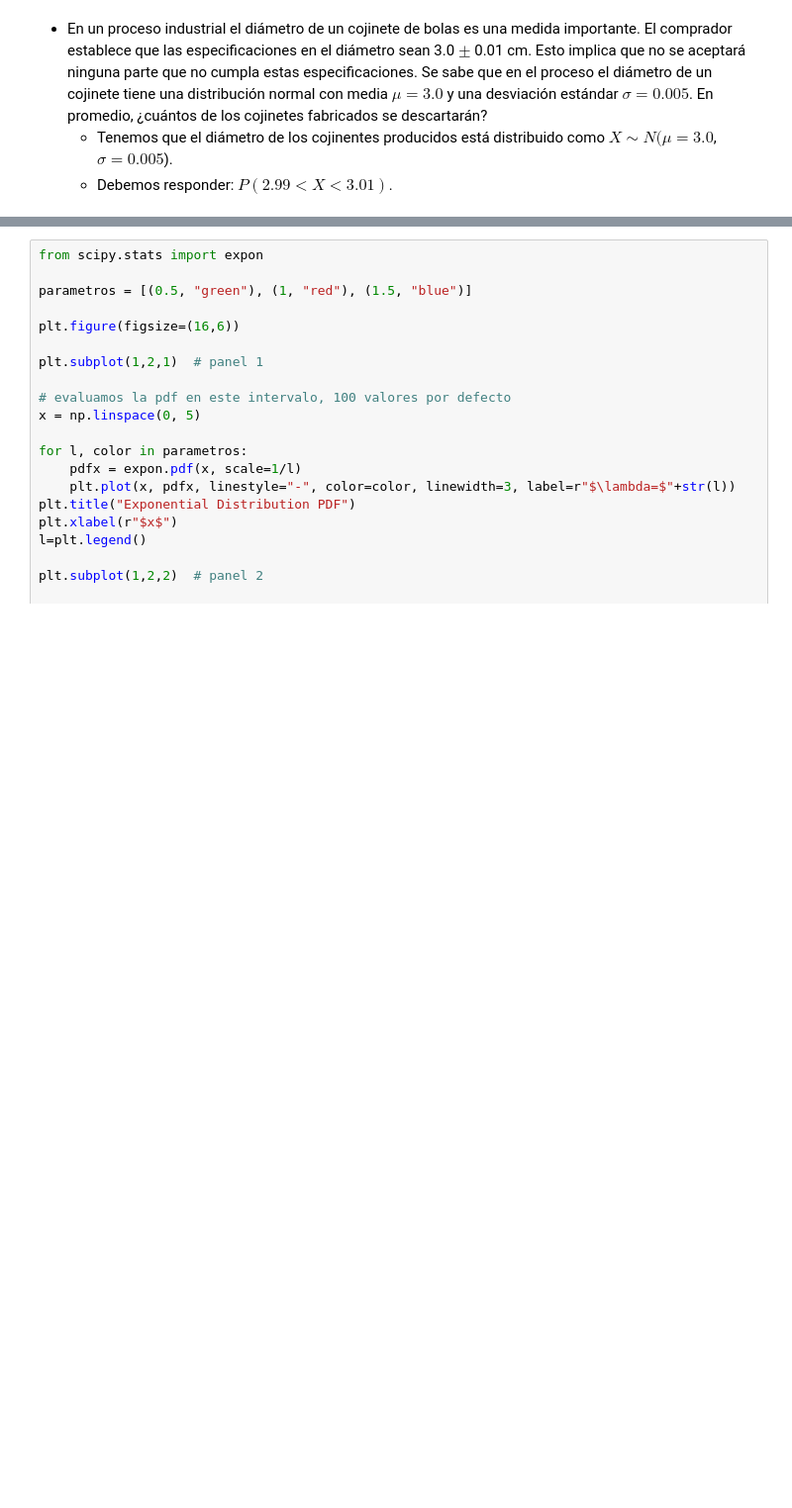
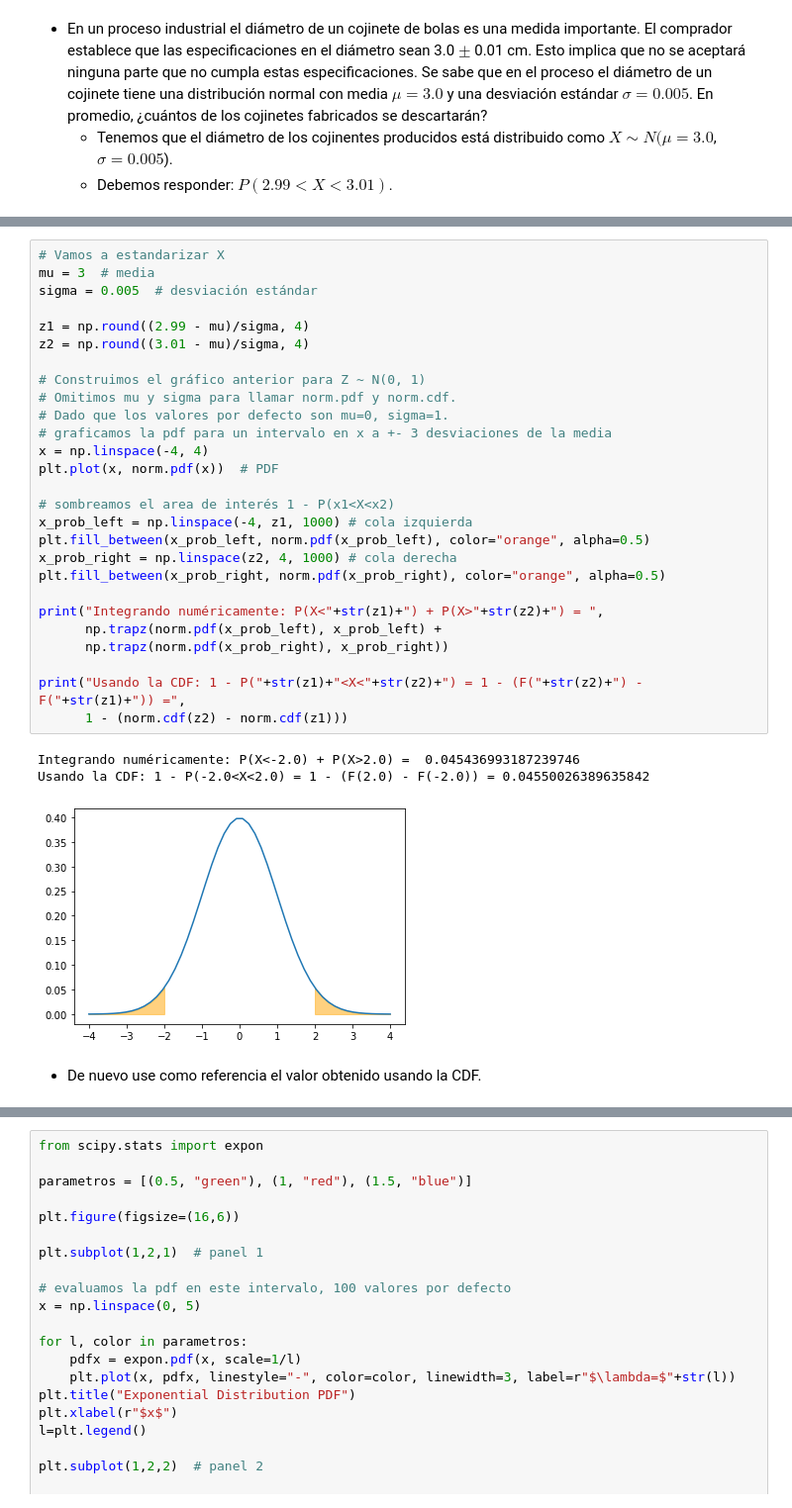
Before and after one commit to marsgr6/EN-online, a Jupyter notebook: continuous_distributions.ipynb, the cells around one changed output, grey strips where cells are left out. Shown at 99% size. Cells and saved outputs as stored; diff of their text form; blank space fills up the shorter version.

```diff
--- a/continuous_distributions.ipynb
+++ b/continuous_distributions.ipynb
@@ -734,3 +762,36 @@ Usando la CDF: P(2.99<X<3.01) = F(3.01) - F(2.99) = 8.864878672276699e-05
+# %%
+# Vamos a estandarizar X
+mu = 3  # media
+sigma = 0.005  # desviación estándar
+
+z1 = np.round((2.99 - mu)/sigma, 4)
+z2 = np.round((3.01 - mu)/sigma, 4)
+
+# Construimos el gráfico anterior para Z ~ N(0, 1)
+# Omitimos mu y sigma para llamar norm.pdf y norm.cdf.
+# Dado que los valores por defecto son mu=0, sigma=1.
+# graficamos la pdf para un intervalo en x a +- 3 desviaciones de la media
+x = np.linspace(-4, 4)
+plt.plot(x, norm.pdf(x))  # PDF
+
+# sombreamos el area de interés 1 - P(x1<X<x2)
+x_prob_left = np.linspace(-4, z1, 1000) # cola izquierda
+plt.fill_between(x_prob_left, norm.pdf(x_prob_left), color="orange", alpha=0.5)
+x_prob_right = np.linspace(z2, 4, 1000) # cola derecha
+plt.fill_between(x_prob_right, norm.pdf(x_prob_right), color="orange", alpha=0.5)
+
+print("Integrando numéricamente: P(X<"+str(z1)+") + P(X>"+str(z2)+") = ",
+      np.trapz(norm.pdf(x_prob_left), x_prob_left) +
+      np.trapz(norm.pdf(x_prob_right), x_prob_right))
+
+print("Usando la CDF: 1 - P("+str(z1)+"<X<"+str(z2)+") = 1 - (F("+str(z2)+") - F("+str(z1)+")) =",
+      1 - (norm.cdf(z2) - norm.cdf(z1)))
+# %% [output]
+Integrando numéricamente: P(X<-2.0) + P(X>2.0) =  0.045436993187239746
+Usando la CDF: 1 - P(-2.0<X<2.0) = 1 - (F(2.0) - F(-2.0)) = 0.04550026389635842
+[figure, added]
+# %% [markdown]
+- De nuevo use como referencia el valor obtenido usando la CDF.
 # %% [markdown]
 ## Distribución exponencial
 
```
Also changed, not shown: parts of 8 cells of this notebook, 2 other files.
